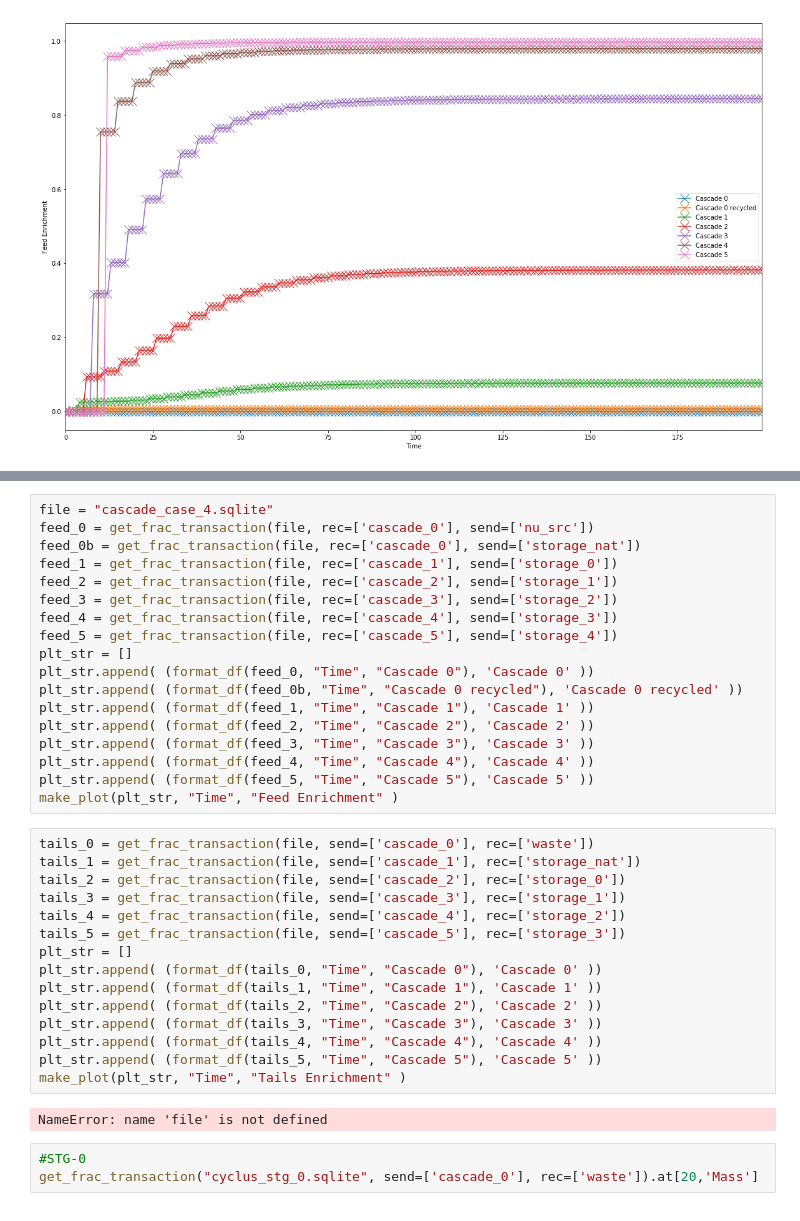
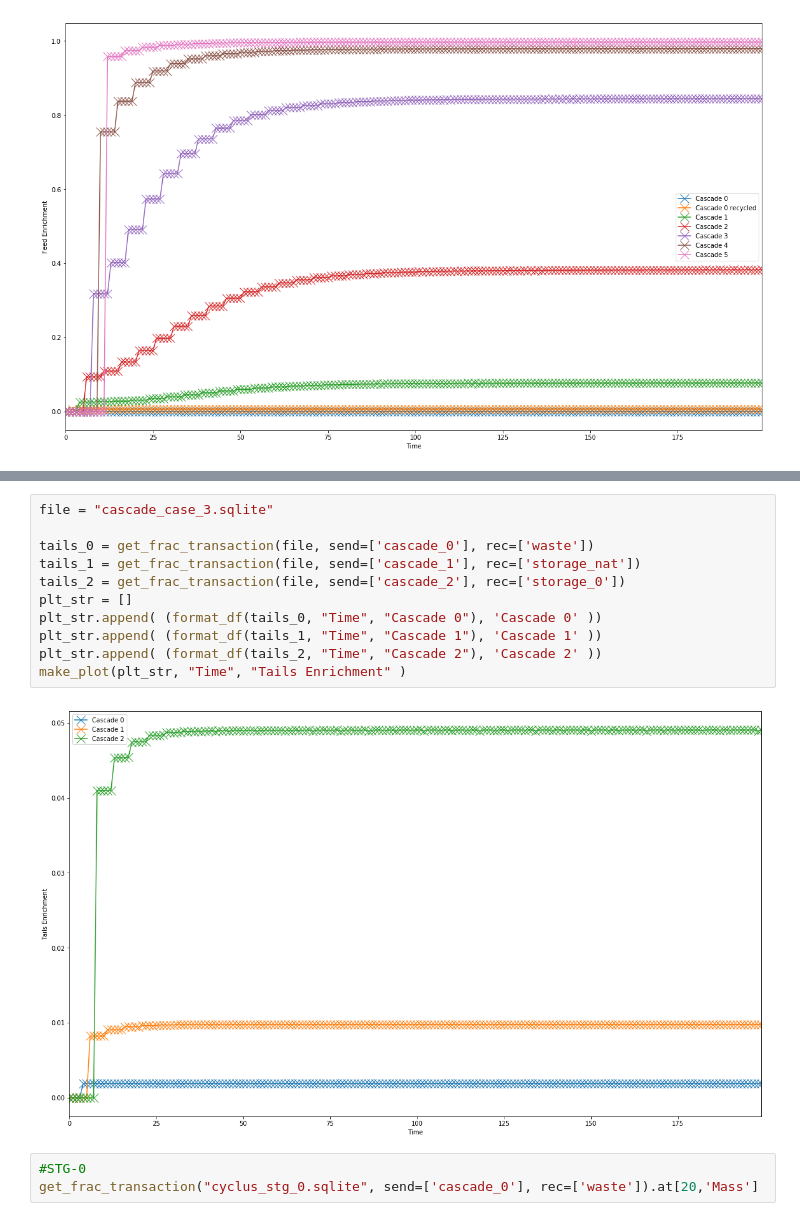
Before and after one commit to bam241/cyclus_jcpoa, a Jupyter notebook: cascade.ipynb, the cells around one changed output, grey strips where cells are left out. Saved outputs shown, nothing was run; the diff lists cells and outputs as text.

```diff
--- a/cascade.ipynb
+++ b/cascade.ipynb
@@ -148,38 +190,16 @@ make_plot(plt_str, "Time", "Feed Enrichment" )
 # %%
-file = "cascade_case_4.sqlite"
-feed_0 = get_frac_transaction(file, rec=['cascade_0'], send=['nu_src'])
-feed_0b = get_frac_transaction(file, rec=['cascade_0'], send=['storage_nat'])
-feed_1 = get_frac_transaction(file, rec=['cascade_1'], send=['storage_0'])
-feed_2 = get_frac_transaction(file, rec=['cascade_2'], send=['storage_1'])
-feed_3 = get_frac_transaction(file, rec=['cascade_3'], send=['storage_2'])
-feed_4 = get_frac_transaction(file, rec=['cascade_4'], send=['storage_3'])
-feed_5 = get_frac_transaction(file, rec=['cascade_5'], send=['storage_4'])
+file = "cascade_case_3.sqlite"
+
+tails_0 = get_frac_transaction(file, send=['cascade_0'], rec=['waste'])
+tails_1 = get_frac_transaction(file, send=['cascade_1'], rec=['storage_nat'])
+tails_2 = get_frac_transaction(file, send=['cascade_2'], rec=['storage_0'])
 plt_str = []
-plt_str.append( (format_df(feed_0, "Time", "Cascade 0"), 'Cascade 0' ))
-plt_str.append( (format_df(feed_0b, "Time", "Cascade 0 recycled"), 'Cascade 0 recycled' ))
-plt_str.append( (format_df(feed_1, "Time", "Cascade 1"), 'Cascade 1' ))
-plt_str.append( (format_df(feed_2, "Time", "Cascade 2"), 'Cascade 2' ))
-plt_str.append( (format_df(feed_3, "Time", "Cascade 3"), 'Cascade 3' ))
-plt_str.append( (format_df(feed_4, "Time", "Cascade 4"), 'Cascade 4' ))
-plt_str.append( (format_df(feed_5, "Time", "Cascade 5"), 'Cascade 5' ))
-make_plot(plt_str, "Time", "Feed Enrichment" )
+plt_str.append( (format_df(tails_0, "Time", "Cascade 0"), 'Cascade 0' ))
+plt_str.append( (format_df(tails_1, "Time", "Cascade 1"), 'Cascade 1' ))
+plt_str.append( (format_df(tails_2, "Time", "Cascade 2"), 'Cascade 2' ))
+make_plot(plt_str, "Time", "Tails Enrichment" )
+# %% [output]
+[figure, added]
-# %%
-tails_0 = get_frac_transaction(file, send=['cascade_0'], rec=['waste'])
-tails_1 = get_frac_transaction(file, send=['cascade_1'], rec=['storage_nat'])
-tails_2 = get_frac_transaction(file, send=['cascade_2'], rec=['storage_0'])
-tails_3 = get_frac_transaction(file, send=['cascade_3'], rec=['storage_1'])
-tails_4 = get_frac_transaction(file, send=['cascade_4'], rec=['storage_2'])
-tails_5 = get_frac_transaction(file, send=['cascade_5'], rec=['storage_3'])
-plt_str = []
-plt_str.append( (format_df(tails_0, "Time", "Cascade 0"), 'Cascade 0' ))
-plt_str.append( (format_df(tails_1, "Time", "Cascade 1"), 'Cascade 1' ))
-plt_str.append( (format_df(tails_2, "Time", "Cascade 2"), 'Cascade 2' ))
-plt_str.append( (format_df(tails_3, "Time", "Cascade 3"), 'Cascade 3' ))
-plt_str.append( (format_df(tails_4, "Time", "Cascade 4"), 'Cascade 4' ))
-plt_str.append( (format_df(tails_5, "Time", "Cascade 5"), 'Cascade 5' ))
-make_plot(plt_str, "Time", "Tails Enrichment" )
-# %% [output]
-NameError: name 'file' is not defined
 # %%
 #STG-0
 get_frac_transaction("cyclus_stg_0.sqlite", send=['cascade_0'], rec=['waste']).at[20,'Mass']
```
Also changed, not shown: parts of 7 cells of this notebook, 13 other files.
